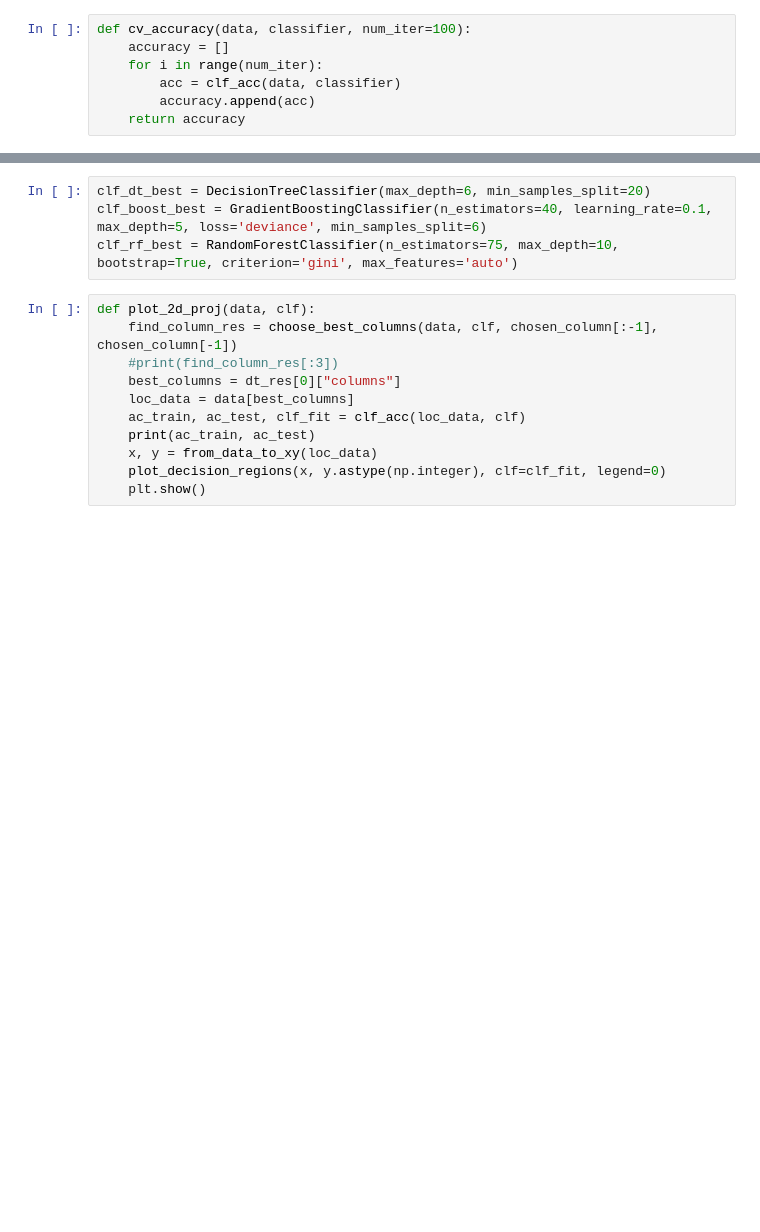
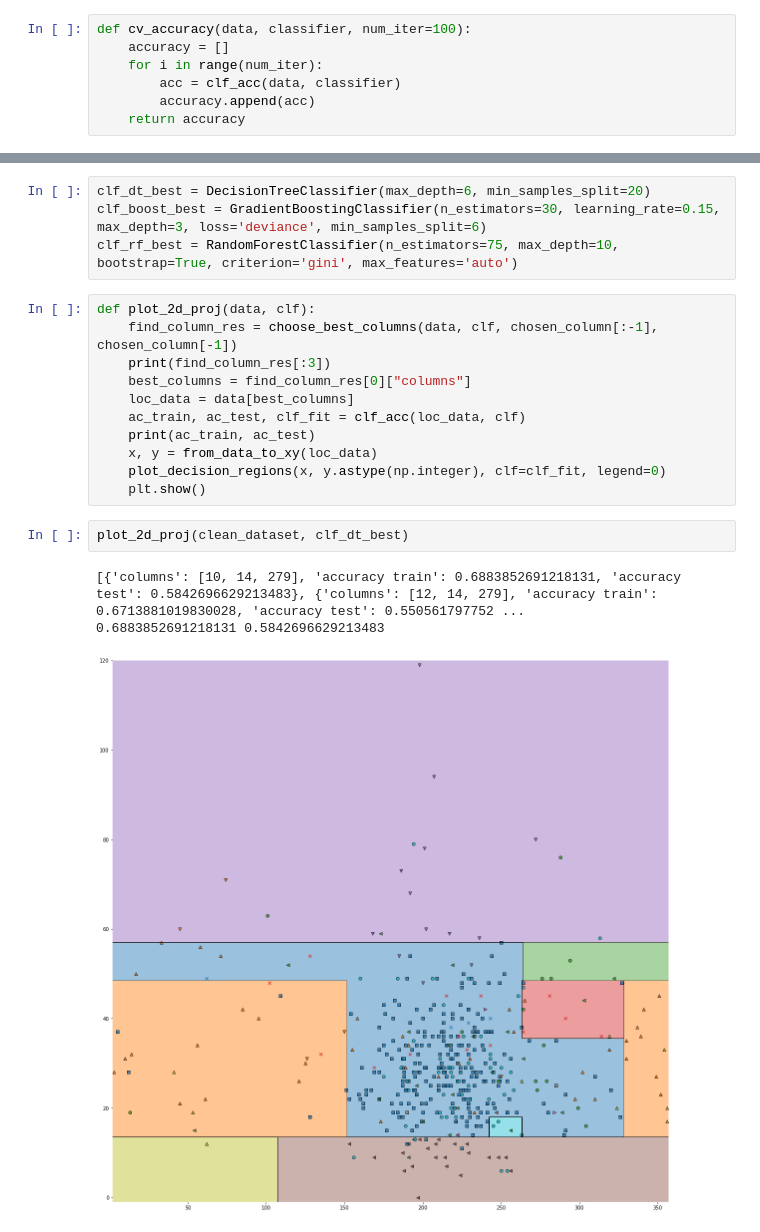
Before and after one commit to ahavrius/stat_learning, a Jupyter notebook: code.ipynb, the cells around one changed output, grey strips where cells are left out. Drawn from its saved outputs; the diff is of its cells as text; blank space fills up the shorter version.

```diff
--- a/code.ipynb
+++ b/code.ipynb
@@ -153,19 +177,25 @@ def choose_best_columns(data, clf, feature_names, target_name, if_sort=True):
     return list_of_res
 # %%
 clf_dt_best = DecisionTreeClassifier(max_depth=6, min_samples_split=20)
-clf_boost_best = GradientBoostingClassifier(n_estimators=40, learning_rate=0.1, max_depth=5, loss='deviance', min_samples_split=6)
+clf_boost_best = GradientBoostingClassifier(n_estimators=30, learning_rate=0.15, max_depth=3, loss='deviance', min_samples_split=6)
 clf_rf_best = RandomForestClassifier(n_estimators=75, max_depth=10, bootstrap=True, criterion='gini', max_features='auto')
 # %%
 def plot_2d_proj(data, clf):
     find_column_res = choose_best_columns(data, clf, chosen_column[:-1], chosen_column[-1])
-    #print(find_column_res[:3])
-    best_columns = dt_res[0]["columns"]
+    print(find_column_res[:3])
+    best_columns = find_column_res[0]["columns"]
     loc_data = data[best_columns]
     ac_train, ac_test, clf_fit = clf_acc(loc_data, clf)
     print(ac_train, ac_test)
     x, y = from_data_to_xy(loc_data)
     plot_decision_regions(x, y.astype(np.integer), clf=clf_fit, legend=0)
     plt.show()
+# %%
+plot_2d_proj(clean_dataset, clf_dt_best)
+# %% [output]
+[{'columns': [10, 14, 279], 'accuracy train': 0.6883852691218131, 'accuracy test': 0.5842696629213483}, {'columns': [12, 14, 279], 'accuracy train': 0.6713881019830028, 'accuracy test': 0.550561797752 ...
+0.6883852691218131 0.5842696629213483
+[figure, added]
 # %%
 plot_2d_proj(clean_dataset, clf_boost_best)
 # %% [output]
```
Also changed, not shown: parts of 16 cells of this notebook, 5 other files.
